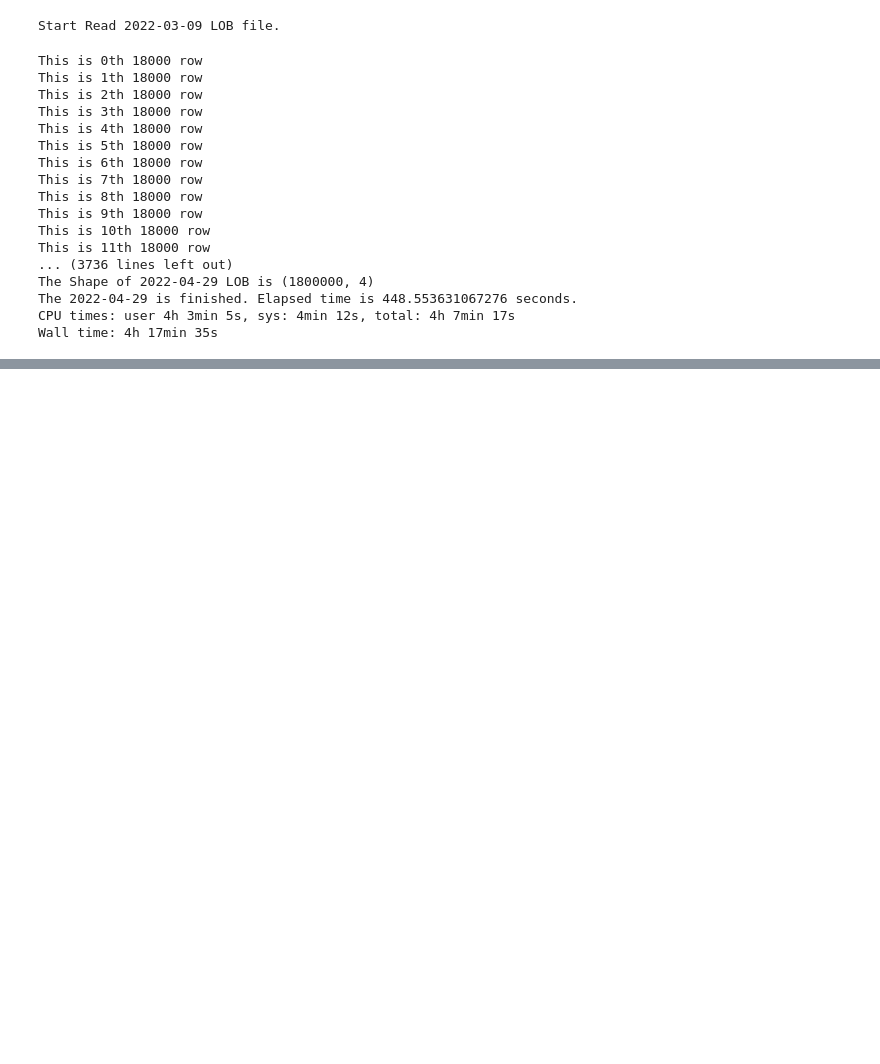
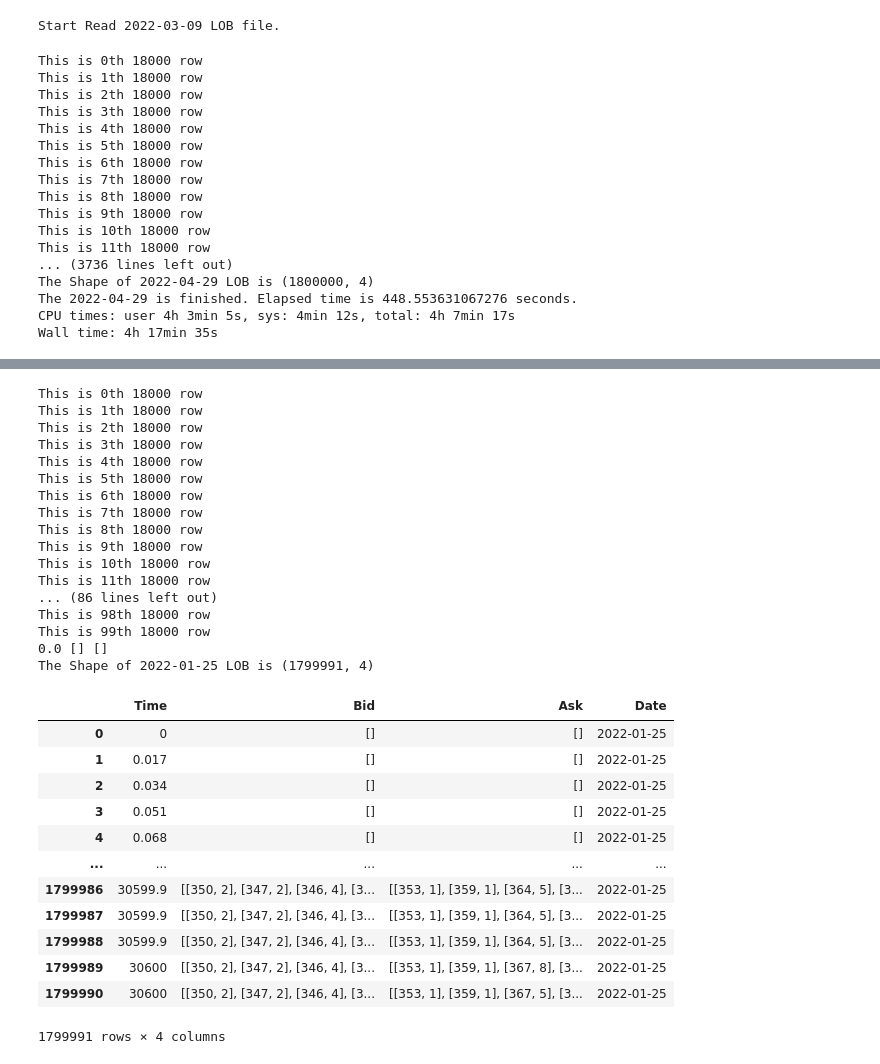
Before and after one commit to data-science-mini-project26/Mini_Project, a Jupyter notebook: Tianheng_Zhou/Tianheng-Zhou-New_Data_Wrangling_B03.ipynb, the cells around one changed output, grey strips where cells are left out. Cells and saved outputs as stored; diff of their text form; code cells hidden in the pictures; blank space fills up the shorter version.

```diff
--- a/Tianheng_Zhou/Tianheng-Zhou-New_Data_Wrangling_B03.ipynb
+++ b/Tianheng_Zhou/Tianheng-Zhou-New_Data_Wrangling_B03.ipynb
@@ -474,0 +548,33 @@ Wall time: 4h 17min 35s
+# %%
+Create_LOB_df_Improved(Read_LOB_Improved("TstB03_2022-01-25LOBs.txt"),'2022-01-25')
+# %% [output]
+This is 0th 18000 row
+This is 1th 18000 row
+This is 2th 18000 row
+This is 3th 18000 row
+This is 4th 18000 row
+This is 5th 18000 row
+This is 6th 18000 row
+This is 7th 18000 row
+This is 8th 18000 row
+This is 9th 18000 row
+This is 10th 18000 row
+This is 11th 18000 row
+... (86 lines left out)
+This is 98th 18000 row
+This is 99th 18000 row
+0.0 [] []
+The Shape of 2022-01-25 LOB is (1799991, 4)
+|  | Time | Bid | Ask | Date |
+| 0 | 0 | [] | [] | 2022-01-25 |
+| 1 | 0.017 | [] | [] | 2022-01-25 |
+| 2 | 0.034 | [] | [] | 2022-01-25 |
+| 3 | 0.051 | [] | [] | 2022-01-25 |
+| 4 | 0.068 | [] | [] | 2022-01-25 |
+| ... | ... | ... | ... | ... |
+| 1799986 | 30599.9 | [[350, 2], [347, 2], [346, 4], [3... | [[353, 1], [359, 1], [364, 5], [3... | 2022-01-25 |
+| 1799987 | 30599.9 | [[350, 2], [347, 2], [346, 4], [3... | [[353, 1], [359, 1], [364, 5], [3... | 2022-01-25 |
+| 1799988 | 30599.9 | [[350, 2], [347, 2], [346, 4], [3... | [[353, 1], [359, 1], [364, 5], [3... | 2022-01-25 |
+| 1799989 | 30600 | [[350, 2], [347, 2], [346, 4], [3... | [[353, 1], [359, 1], [367, 8], [3... | 2022-01-25 |
+| 1799990 | 30600 | [[350, 2], [347, 2], [346, 4], [3... | [[353, 1], [359, 1], [367, 5], [3... | 2022-01-25 |
+1799991 rows × 4 columns
```
Also changed, not shown: parts of 33 cells of this notebook.
